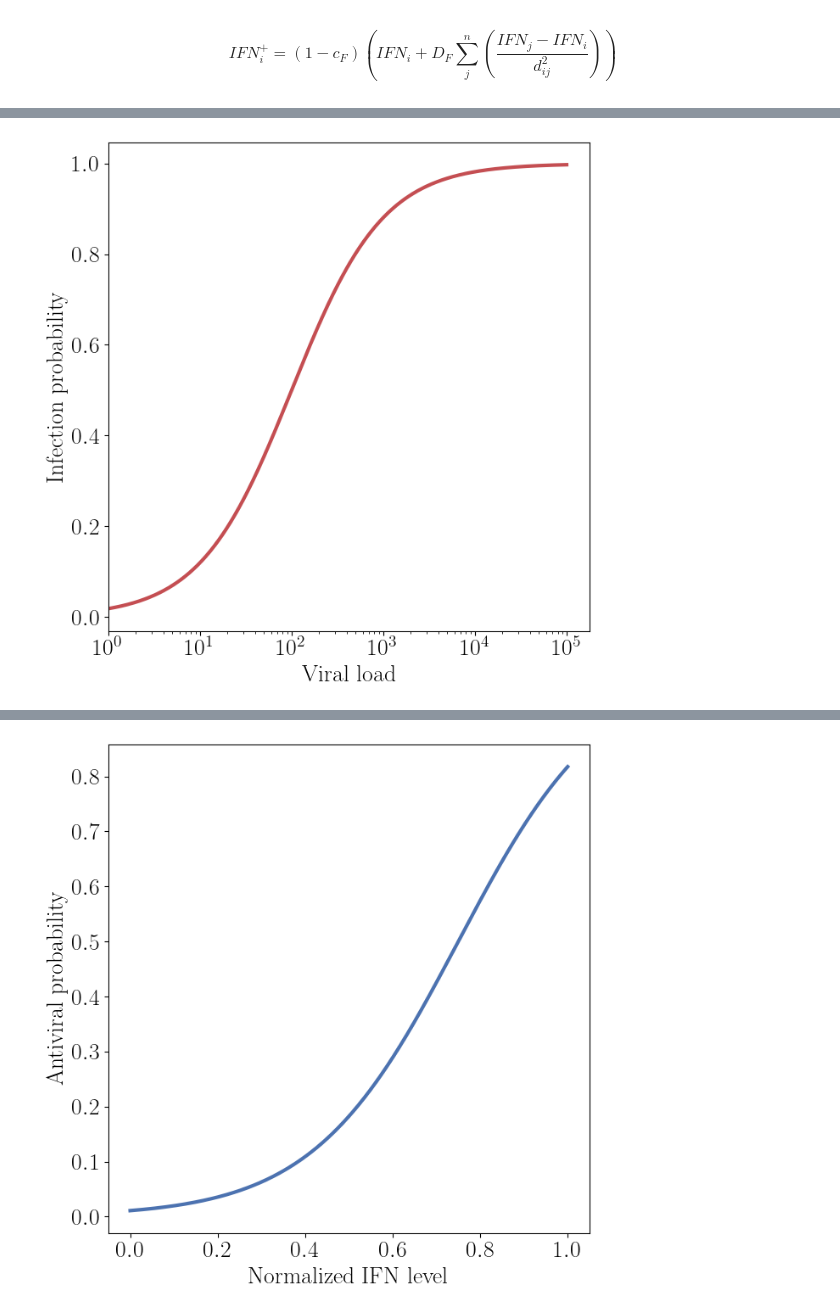
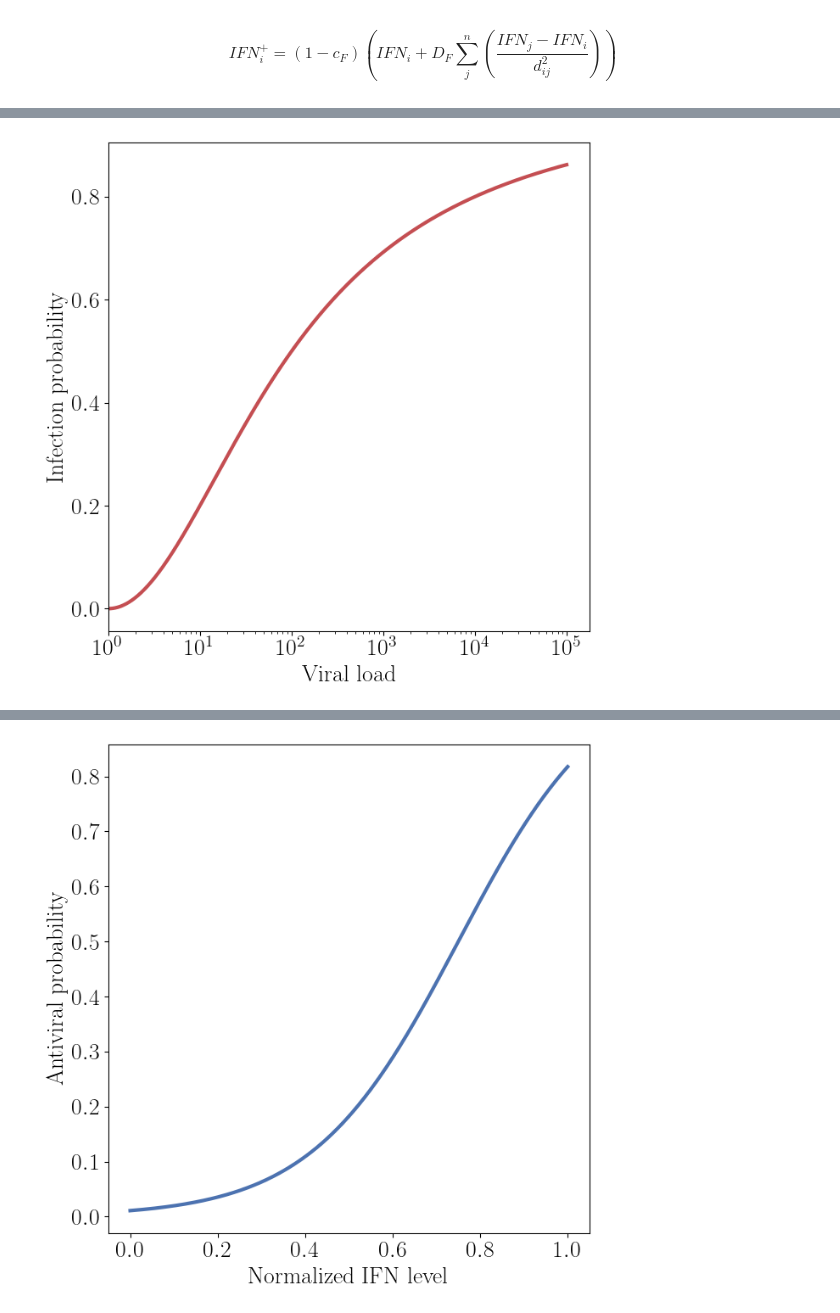
Before and after one commit to rblanco89/TissueFlu, a Jupyter notebook: utilities/tissuePlots.ipynb, the cells around one changed output, grey strips where cells are left out. Drawn from its saved outputs; the diff is of its cells as text; code cells hidden in the pictures.

```diff
--- a/utilities/tissuePlots.ipynb
+++ b/utilities/tissuePlots.ipynb
@@ -72,3 +72,8 @@ $$IFN_i^+ = (1 - c_F) \left(IFN_i + D_F \sum_j^{n} \left(\frac{IFN_j - IFN_i}{d_
 # %%
 def sigFunc(x, A, K):
     return (1 + np.exp(-A*(x-K)))**-1
+
+def hillFun(x, K, n):
+    xn = x**n
+    Kn = K**n
+    return xn / (Kn + xn)
@@ -109,22 +80,22 @@ plt.show()
 # %%
 fig, axs = plt.subplots(figsize=(7,7),facecolor='white')
 
-A_V = 2
-K_V = 2
+K = 2
+n = 2
 
-xx = np.linspace(0, 5, num=1000)
-x = 10**(xx)
-yy1 = sigFunc(xx, A_V, K_V)
+x = np.linspace(0, 5, num=1000)
+xx = 10**(x)
+yy = hillFun(x, K, n)
 
-axs.plot(x, yy1, lw=3, color=palette[3])
+axs.plot(xx, yy, lw=3, color=palette[3])
 axs.set_xlabel('Viral load')
 axs.set_ylabel('Infection probability')
 axs.set_xscale('log')
 axs.set_xlim((1))
 
 plt.tight_layout()
 # plt.savefig('probFunctionV.png')
 
 plt.show()
 # %% [output]
-[figure, old version]
+[figure, new version]
```
Also changed, not shown: parts of 3 cells of this notebook, 7 other files.
